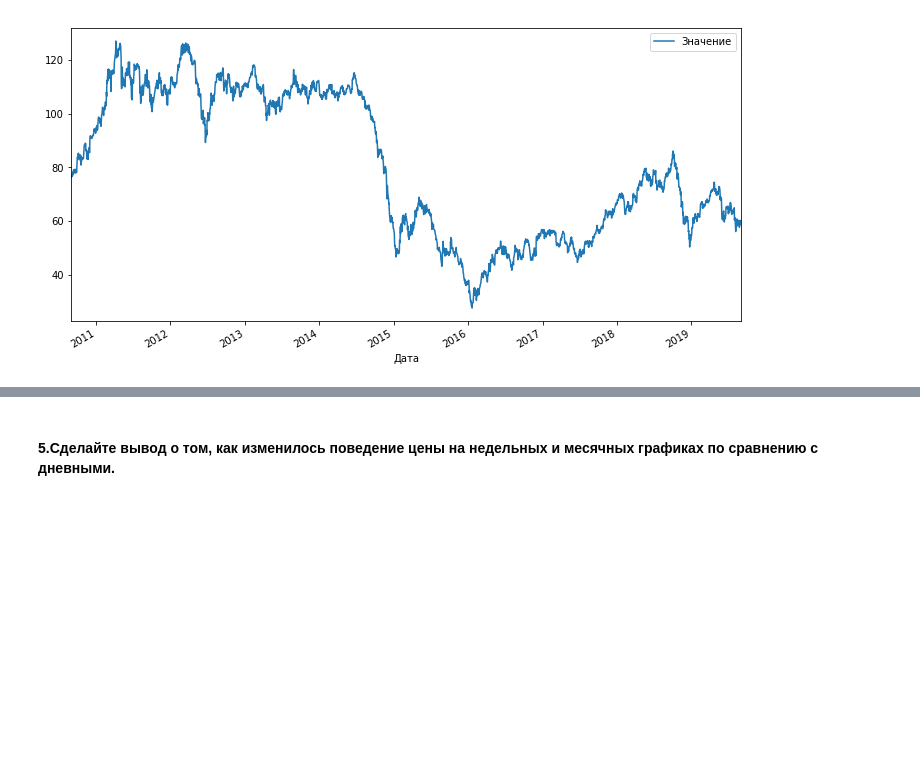
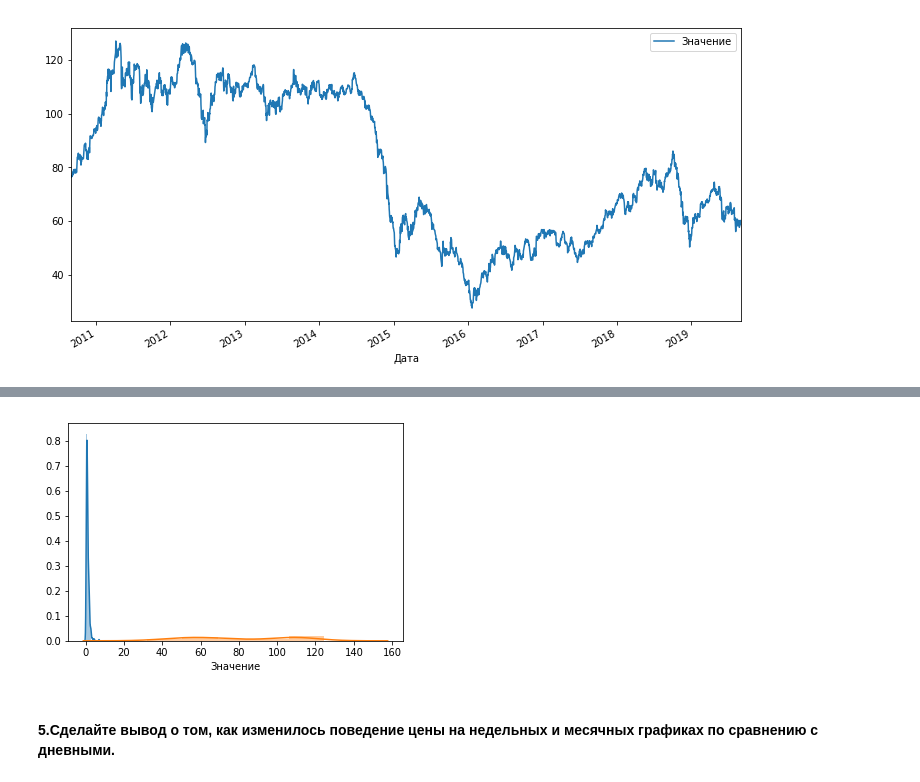
Before and after one commit to kesch9/ml_in_business, a Jupyter notebook: Task1/ML_in_Business_Homework_1.ipynb, the cells around one changed output, grey strips where cells are left out. Saved outputs shown, nothing was run; the diff lists cells and outputs as text; code cells hidden in the pictures; blank space fills up the shorter version.

```diff
--- a/Task1/ML_in_Business_Homework_1.ipynb
+++ b/Task1/ML_in_Business_Homework_1.ipynb
@@ -422,3 +421,8 @@ brent_data.plot(figsize=(12,6))
+# %%
+sns.distplot(brent_data_weak_std ['Значение']);
+sns.distplot(brent_data_month_std['Значение']);
+# %% [output]
+[figure, added]
 # %% [markdown]
 #### 5.Сделайте вывод о том, как изменилось поведение цены на недельных и месячных графиках по сравнению с дневными.
 # %% [markdown]
```
Also changed, not shown: parts of 8 cells of this notebook, 3 other files.
